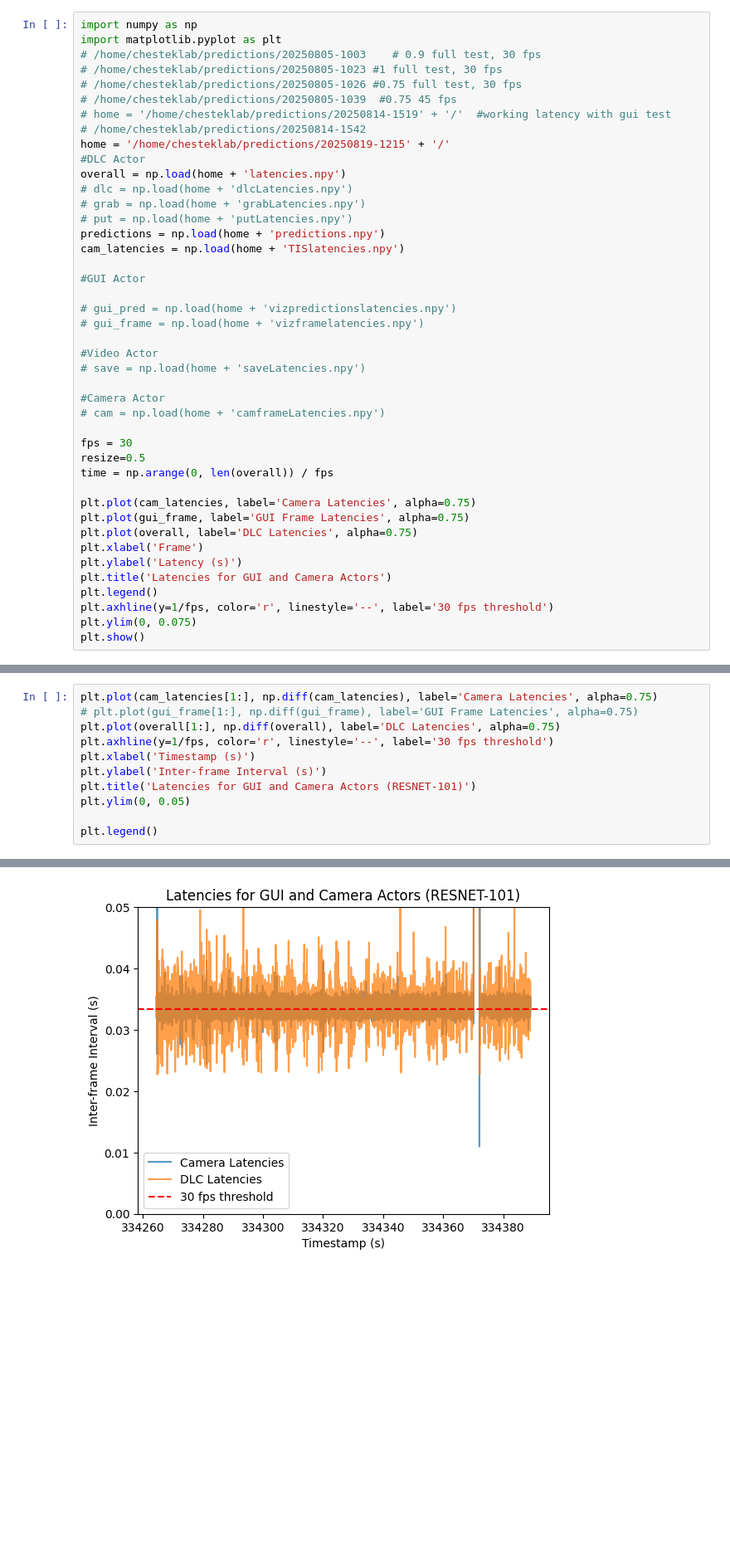
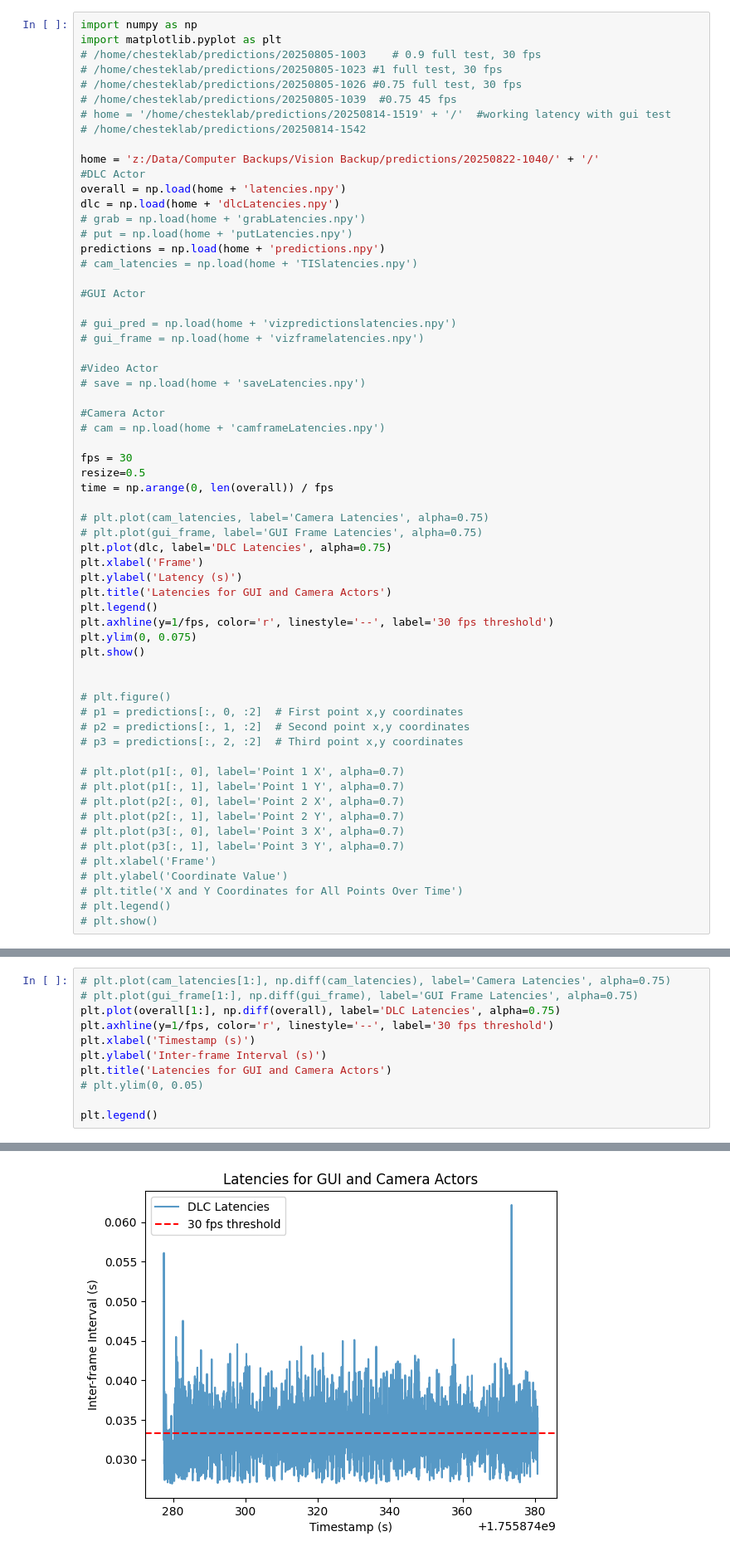
Before and after one commit to draeloslab/improv, a Jupyter notebook: demos/FES/newLatencies.ipynb, the cells around one changed output, grey strips where cells are left out. Shown at 83% size. Saved outputs shown, nothing was run; the diff lists cells and outputs as text; blank space fills up the shorter version.

Commit message:
testing latencies

```diff
--- a/demos/FES/newLatencies.ipynb
+++ b/demos/FES/newLatencies.ipynb
@@ -7,14 +7,15 @@ import matplotlib.pyplot as plt
 # /home/chesteklab/predictions/20250805-1039  #0.75 45 fps
 # home = '/home/chesteklab/predictions/20250814-1519' + '/'  #working latency with gui test
 # /home/chesteklab/predictions/20250814-1542
-home = '/home/chesteklab/predictions/20250819-1215' + '/'
+
+home = 'z:/Data/Computer Backups/Vision Backup/predictions/20250822-1040/' + '/'
 #DLC Actor
 overall = np.load(home + 'latencies.npy')
-# dlc = np.load(home + 'dlcLatencies.npy')
+dlc = np.load(home + 'dlcLatencies.npy')
 # grab = np.load(home + 'grabLatencies.npy')
 # put = np.load(home + 'putLatencies.npy')
 predictions = np.load(home + 'predictions.npy')
-cam_latencies = np.load(home + 'TISlatencies.npy')
+# cam_latencies = np.load(home + 'TISlatencies.npy')
 
 #GUI Actor
 
@@ -31,9 +32,9 @@ fps = 30
 resize=0.5
 time = np.arange(0, len(overall)) / fps
 
-plt.plot(cam_latencies, label='Camera Latencies', alpha=0.75)
-plt.plot(gui_frame, label='GUI Frame Latencies', alpha=0.75)
-plt.plot(overall, label='DLC Latencies', alpha=0.75)
+# plt.plot(cam_latencies, label='Camera Latencies', alpha=0.75)
+# plt.plot(gui_frame, label='GUI Frame Latencies', alpha=0.75)
+plt.plot(dlc, label='DLC Latencies', alpha=0.75)
 plt.xlabel('Frame')
 plt.ylabel('Latency (s)')
 plt.title('Latencies for GUI and Camera Actors')
@@ -41,4 +42,22 @@ plt.legend()
 plt.axhline(y=1/fps, color='r', linestyle='--', label='30 fps threshold')
 plt.ylim(0, 0.075)
 plt.show()
+
+
+# plt.figure()
+# p1 = predictions[:, 0, :2]  # First point x,y coordinates
+# p2 = predictions[:, 1, :2]  # Second point x,y coordinates
+# p3 = predictions[:, 2, :2]  # Third point x,y coordinates
+
+# plt.plot(p1[:, 0], label='Point 1 X', alpha=0.7)
+# plt.plot(p1[:, 1], label='Point 1 Y', alpha=0.7)
+# plt.plot(p2[:, 0], label='Point 2 X', alpha=0.7)
+# plt.plot(p2[:, 1], label='Point 2 Y', alpha=0.7)
+# plt.plot(p3[:, 0], label='Point 3 X', alpha=0.7)
+# plt.plot(p3[:, 1], label='Point 3 Y', alpha=0.7)
+# plt.xlabel('Frame')
+# plt.ylabel('Coordinate Value')
+# plt.title('X and Y Coordinates for All Points Over Time')
+# plt.legend()
+# plt.show()
 # %% [output]
@@ -46,17 +65,17 @@ plt.show()
 # %%
-plt.plot(cam_latencies[1:], np.diff(cam_latencies), label='Camera Latencies', alpha=0.75)
+# plt.plot(cam_latencies[1:], np.diff(cam_latencies), label='Camera Latencies', alpha=0.75)
 # plt.plot(gui_frame[1:], np.diff(gui_frame), label='GUI Frame Latencies', alpha=0.75)
 plt.plot(overall[1:], np.diff(overall), label='DLC Latencies', alpha=0.75)
 plt.axhline(y=1/fps, color='r', linestyle='--', label='30 fps threshold')
 plt.xlabel('Timestamp (s)')
 plt.ylabel('Inter-frame Interval (s)')
-plt.title('Latencies for GUI and Camera Actors (RESNET-101)')
-plt.ylim(0, 0.05)
+plt.title('Latencies for GUI and Camera Actors')
+# plt.ylim(0, 0.05)
 
 plt.legend()
 # %% [output]
 <matplotlib.legend.Legend at 0x...>
-[figure, old version]
+[figure, new version]
 # %%
 overall_090 = np.load('/home/chesteklab/predictions/20250805-1003/latencies.npy')
 predictions_090 = np.load('/home/chesteklab/predictions/20250805-1003/predictions.npy')
```
Also changed, not shown: parts of 1 cell of this notebook.
